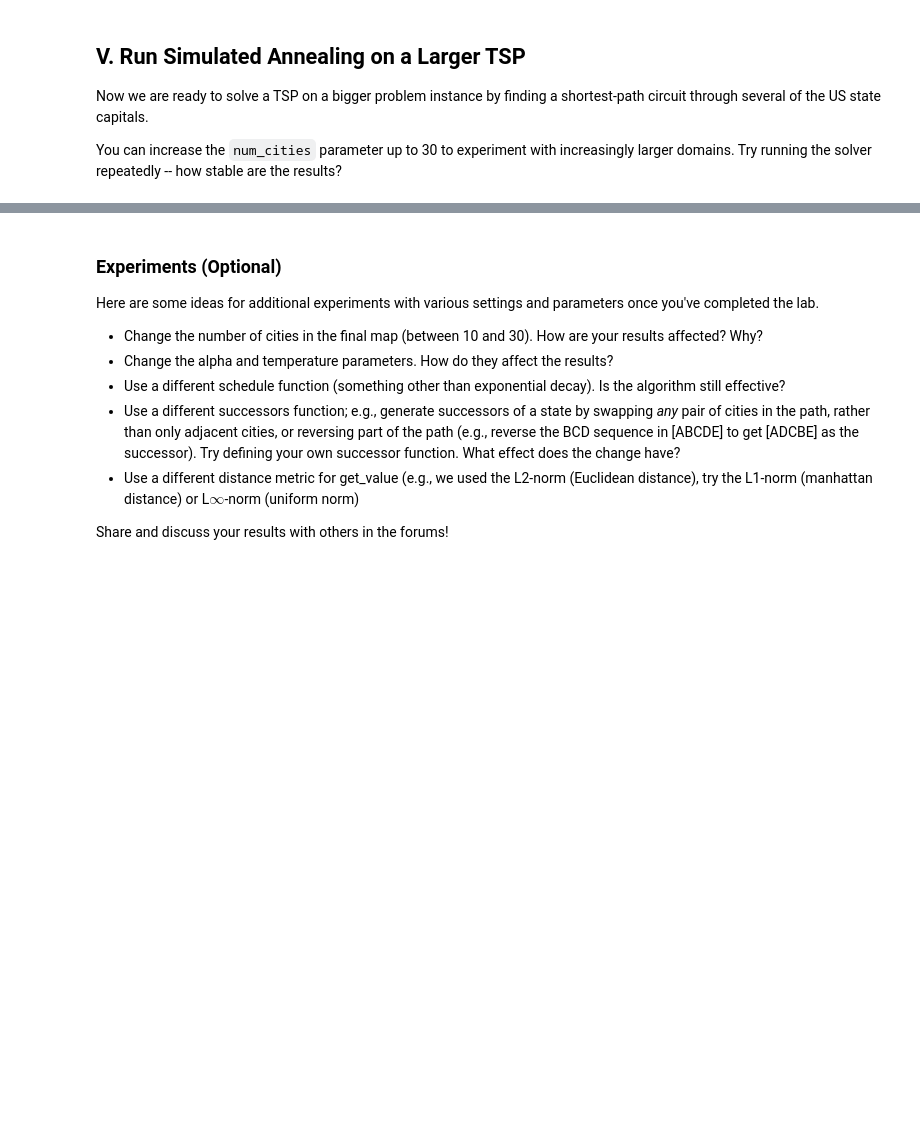
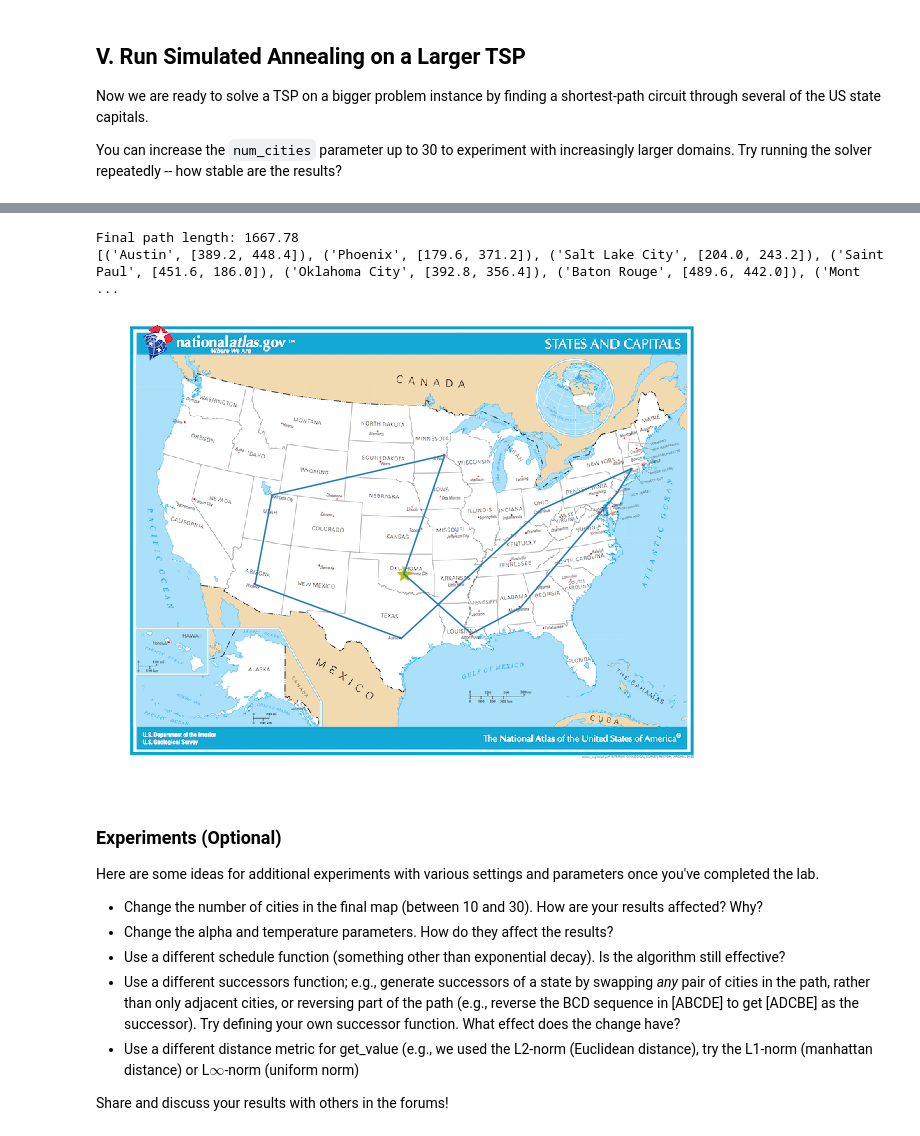
Before and after one commit to celsofaf/AIND-Simulated_Annealing, a Jupyter notebook: AIND-Simulated_Annealing.ipynb, the cells around one changed output, grey strips where cells are left out. Cells and saved outputs as stored; diff of their text form; code cells hidden in the pictures; blank space fills up the shorter version.

```diff
--- a/AIND-Simulated_Annealing.ipynb
+++ b/AIND-Simulated_Annealing.ipynb
@@ -94,9 +94,9 @@ def simulated_annealing(problem, schedule):
     time = 1
     while True:
         T = schedule(time)
-        if T == 0:
+        if T < 1e-10:
             return problem
-        next_problem = problem.successors()
+        next_problem = random.choice(problem.successors())
         delta_E = next_problem.get_value() - problem.get_value()
         if delta_E > 0:
             problem = next_problem
@@ -178,13 +178,15 @@ class TravelingSalesmanProblem:
             present state
         """
         current = self.path
-        all_successors = list()
-        for i, _ in enumerate(current[:-1]):
-            for j, _ in enumerate(current[i+1:]):
-                successor = copy.deepcopy(current)
-                successor[i], successor[i+j+1] = successor[i+j+1], successor[i]
-                all_successors.append(successor)
-        return all_successors
+        all_succ = list()
+        for i in range(len(current)-1):
+            successor = copy.deepcopy(current)
+            successor[i], successor[i+1] = successor[i+1], successor[i]
+            all_succ.append(successor)
+        successor = copy.deepcopy(current)
+        successor[0], successor[-1] = successor[-1], successor[0]
+        all_succ.append(successor)
+        return [TravelingSalesmanProblem(seq) for seq in all_succ]
         #raise NotImplementedError
 
     def get_value(self):
@@ -211,7 +213,7 @@ class TravelingSalesmanProblem:
         def dist(x, y):
             return np.sqrt((x[0]-y[0])**2 + (x[1]-y[1])**2)
 
-        coordinates = coords(self)
+        coordinates = list(self.coords)
         coordinates.append(coordinates[0])  # adding 1st element to the end, to close the cycle
         distances = np.sum([dist(coordinates[i], coordinates[i+1]) for i in range(len(coordinates)-1)])
         return -distances  # return the negative
@@ -254,11 +254,14 @@ You can also experiment with other schedule functions -- linear, quadratic, etc.
 # define them within the schedule function, use a closure to limit
 # their scope, or define an object if you would prefer not to use
 # global variables
+
 alpha = 0.95
 temperature=1e4
 
 def schedule(time):
-    raise NotImplementedError
+    assert(0 < alpha < 1)
+    return alpha**time * temperature
+    #raise NotImplementedError
 # %% [markdown]
 ### Testing the Temperature Schedule
 The following tests should validate the temperature schedule function and perform a simple test of the simulated annealing function to solve a small TSP test case
@@ -291,11 +303,15 @@ show_path(capitals_tsp.coords, starting_city)
 # %%
 # set the decay rate and initial temperature parameters, then run simulated annealing to solve the TSP
-alpha = 0.95
-temperature=1e6
+alpha = 0.99
+temperature=1e9
 result = simulated_annealing(capitals_tsp, schedule)
 print("Final path length: {:.2f}".format(-result.get_value()))
 print(result.path)
 show_path(result.coords, starting_city)
+# %% [output]
+Final path length: 1667.78
+[('Austin', [389.2, 448.4]), ('Phoenix', [179.6, 371.2]), ('Salt Lake City', [204.0, 243.2]), ('Saint Paul', [451.6, 186.0]), ('Oklahoma City', [392.8, 356.4]), ('Baton Rouge', [489.6, 442.0]), ('Mont ...
+[figure, added]
 # %% [markdown]
 ### Experiments (Optional)
 Here are some ideas for additional experiments with various settings and parameters once you've completed the lab.
```
Also changed, not shown: parts of 3 cells of this notebook.
